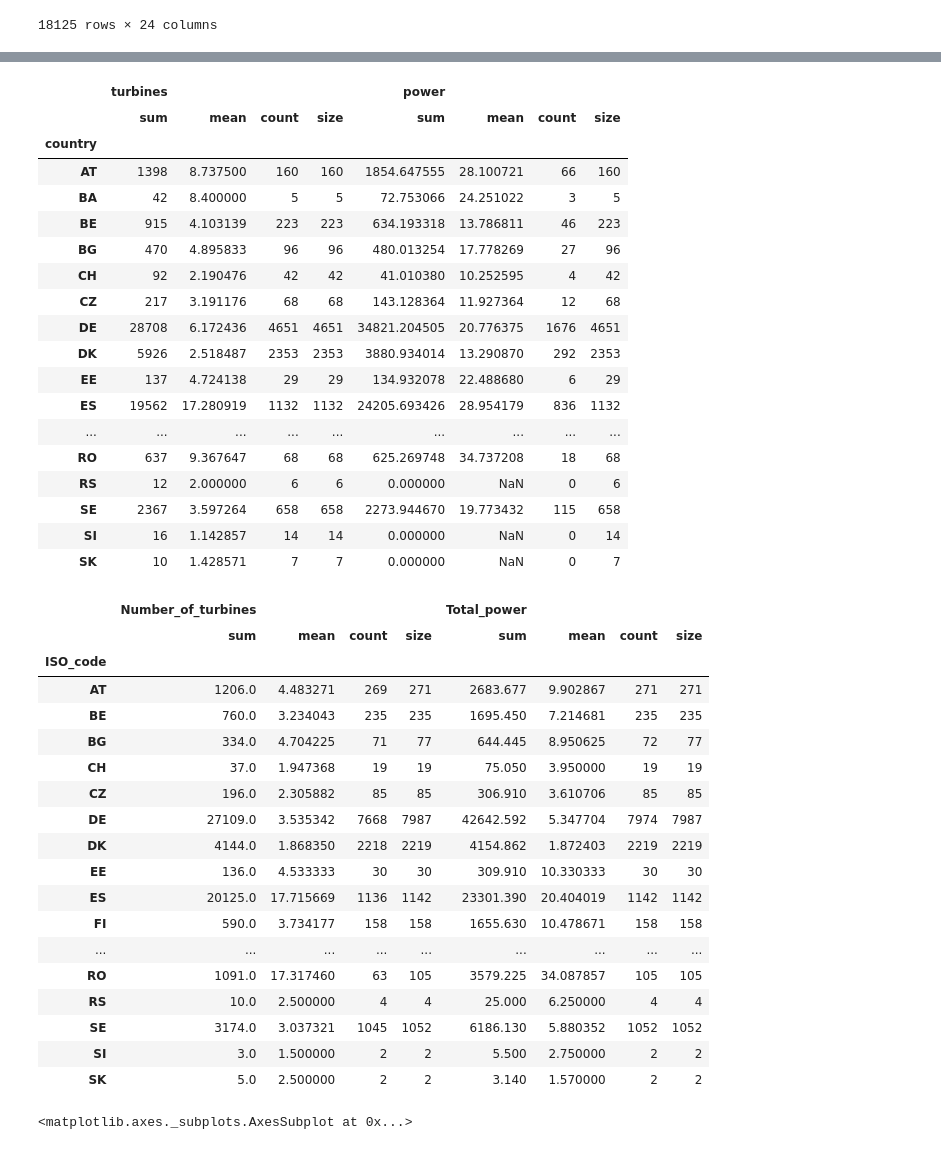
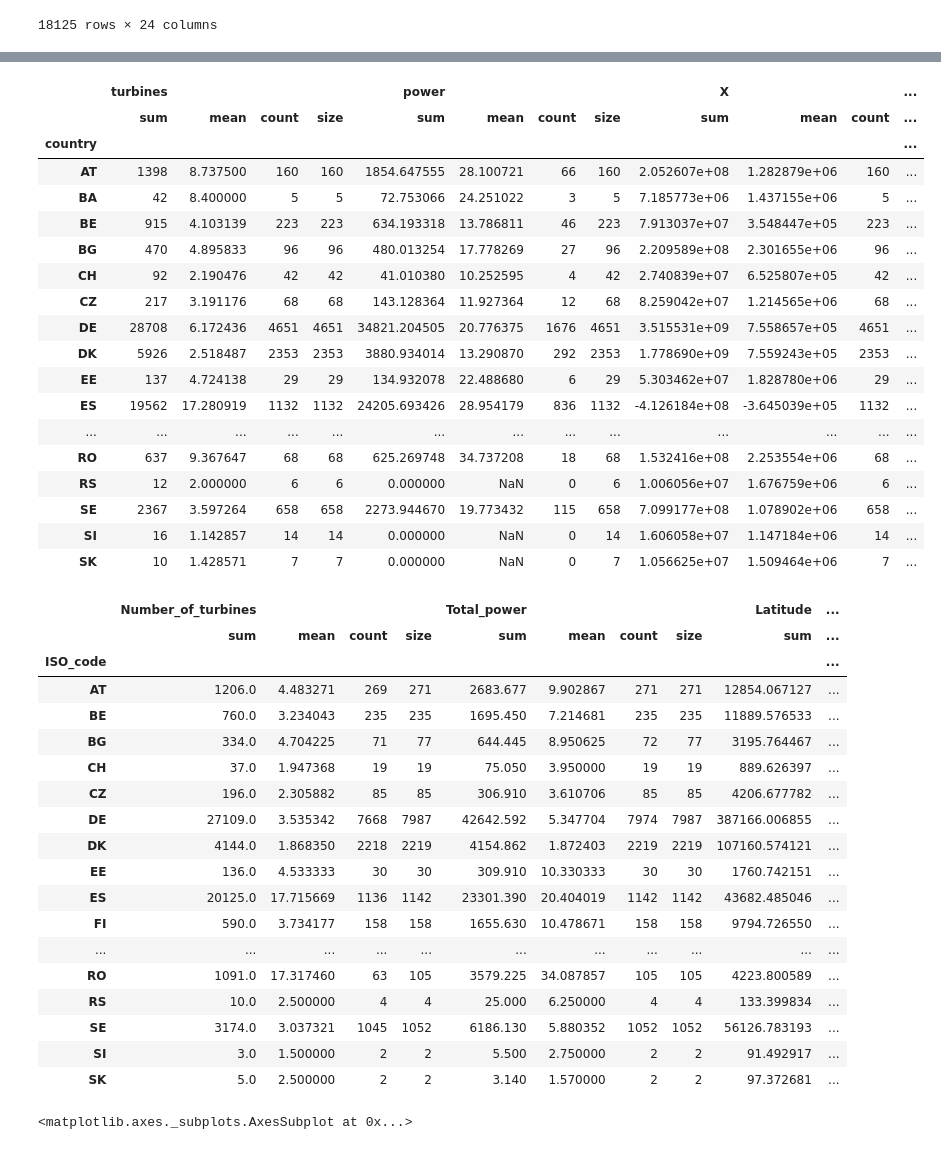
Before and after one commit to JanFrederickUnnewehr/wind_dataset_comparison, a Jupyter notebook: main.ipynb, the cells around one changed output, grey strips where cells are left out. Saved outputs shown, nothing was run; the diff lists cells and outputs as text; code cells hidden in the pictures.

```diff
--- a/main.ipynb
+++ b/main.ipynb
@@ -158,47 +175,47 @@ thewindpower
 # %%
-H_Wind[['turbines','power','country']].groupby(['country']).agg(['sum','mean', 'count', 'size'])
+H_Wind[['turbines','power','country','X','Y']].groupby(['country']).agg(['sum','mean', 'count', 'size'])
 # %% [output]
-|  | turbines |  |  |  | power |  |  |  |
-|  | sum | mean | count | size | sum | mean | count | size |
-| country |  |  |  |  |  |  |  |  |
-| AT | 1398 | 8.737500 | 160 | 160 | 1854.647555 | 28.100721 | 66 | 160 |
-| BA | 42 | 8.400000 | 5 | 5 | 72.753066 | 24.251022 | 3 | 5 |
-| BE | 915 | 4.103139 | 223 | 223 | 634.193318 | 13.786811 | 46 | 223 |
-| BG | 470 | 4.895833 | 96 | 96 | 480.013254 | 17.778269 | 27 | 96 |
-| CH | 92 | 2.190476 | 42 | 42 | 41.010380 | 10.252595 | 4 | 42 |
-| CZ | 217 | 3.191176 | 68 | 68 | 143.128364 | 11.927364 | 12 | 68 |
-| DE | 28708 | 6.172436 | 4651 | 4651 | 34821.204505 | 20.776375 | 1676 | 4651 |
-| DK | 5926 | 2.518487 | 2353 | 2353 | 3880.934014 | 13.290870 | 292 | 2353 |
-| EE | 137 | 4.724138 | 29 | 29 | 134.932078 | 22.488680 | 6 | 29 |
-| ES | 19562 | 17.280919 | 1132 | 1132 | 24205.693426 | 28.954179 | 836 | 1132 |
-| ... | ... | ... | ... | ... | ... | ... | ... | ... |
-| RO | 637 | 9.367647 | 68 | 68 | 625.269748 | 34.737208 | 18 | 68 |
-| RS | 12 | 2.000000 | 6 | 6 | 0.000000 | NaN | 0 | 6 |
-| SE | 2367 | 3.597264 | 658 | 658 | 2273.944670 | 19.773432 | 115 | 658 |
-| SI | 16 | 1.142857 | 14 | 14 | 0.000000 | NaN | 0 | 14 |
-| SK | 10 | 1.428571 | 7 | 7 | 0.000000 | NaN | 0 | 7 |
+|  | turbines |  |  |  | power |  |  |  | X |  |  | ... |
+|  | sum | mean | count | size | sum | mean | count | size | sum | mean | count | ... |
+| country |  |  |  |  |  |  |  |  |  |  |  | ... |
+| AT | 1398 | 8.737500 | 160 | 160 | 1854.647555 | 28.100721 | 66 | 160 | 2.052607e+08 | 1.282879e+06 | 160 | ... |
+| BA | 42 | 8.400000 | 5 | 5 | 72.753066 | 24.251022 | 3 | 5 | 7.185773e+06 | 1.437155e+06 | 5 | ... |
+| BE | 915 | 4.103139 | 223 | 223 | 634.193318 | 13.786811 | 46 | 223 | 7.913037e+07 | 3.548447e+05 | 223 | ... |
+| BG | 470 | 4.895833 | 96 | 96 | 480.013254 | 17.778269 | 27 | 96 | 2.209589e+08 | 2.301655e+06 | 96 | ... |
+| CH | 92 | 2.190476 | 42 | 42 | 41.010380 | 10.252595 | 4 | 42 | 2.740839e+07 | 6.525807e+05 | 42 | ... |
+| CZ | 217 | 3.191176 | 68 | 68 | 143.128364 | 11.927364 | 12 | 68 | 8.259042e+07 | 1.214565e+06 | 68 | ... |
+| DE | 28708 | 6.172436 | 4651 | 4651 | 34821.204505 | 20.776375 | 1676 | 4651 | 3.515531e+09 | 7.558657e+05 | 4651 | ... |
+| DK | 5926 | 2.518487 | 2353 | 2353 | 3880.934014 | 13.290870 | 292 | 2353 | 1.778690e+09 | 7.559243e+05 | 2353 | ... |
+| EE | 137 | 4.724138 | 29 | 29 | 134.932078 | 22.488680 | 6 | 29 | 5.303462e+07 | 1.828780e+06 | 29 | ... |
+| ES | 19562 | 17.280919 | 1132 | 1132 | 24205.693426 | 28.954179 | 836 | 1132 | -4.126184e+08 | -3.645039e+05 | 1132 | ... |
+| ... | ... | ... | ... | ... | ... | ... | ... | ... | ... | ... | ... | ... |
+| RO | 637 | 9.367647 | 68 | 68 | 625.269748 | 34.737208 | 18 | 68 | 1.532416e+08 | 2.253554e+06 | 68 | ... |
+| RS | 12 | 2.000000 | 6 | 6 | 0.000000 | NaN | 0 | 6 | 1.006056e+07 | 1.676759e+06 | 6 | ... |
+| SE | 2367 | 3.597264 | 658 | 658 | 2273.944670 | 19.773432 | 115 | 658 | 7.099177e+08 | 1.078902e+06 | 658 | ... |
+| SI | 16 | 1.142857 | 14 | 14 | 0.000000 | NaN | 0 | 14 | 1.606058e+07 | 1.147184e+06 | 14 | ... |
+| SK | 10 | 1.428571 | 7 | 7 | 0.000000 | NaN | 0 | 7 | 1.056625e+07 | 1.509464e+06 | 7 | ... |
 # %%
-thewindpower[['Hub_height', 'Number_of_turbines', 'Total_power', 'ISO_code']].groupby(['ISO_code']).agg(['sum','mean', 'count', 'size'])
+thewindpower[['Hub_height', 'Number_of_turbines', 'Total_power', 'ISO_code', 'Latitude', 'Longitude']].groupby(['ISO_code']).agg(['sum','mean', 'count', 'size'])
 # %% [output]
-|  | Number_of_turbines |  |  |  | Total_power |  |  |  |
-|  | sum | mean | count | size | sum | mean | count | size |
-| ISO_code |  |  |  |  |  |  |  |  |
-| AT | 1206.0 | 4.483271 | 269 | 271 | 2683.677 | 9.902867 | 271 | 271 |
-| BE | 760.0 | 3.234043 | 235 | 235 | 1695.450 | 7.214681 | 235 | 235 |
-| BG | 334.0 | 4.704225 | 71 | 77 | 644.445 | 8.950625 | 72 | 77 |
-| CH | 37.0 | 1.947368 | 19 | 19 | 75.050 | 3.950000 | 19 | 19 |
-| CZ | 196.0 | 2.305882 | 85 | 85 | 306.910 | 3.610706 | 85 | 85 |
-| DE | 27109.0 | 3.535342 | 7668 | 7987 | 42642.592 | 5.347704 | 7974 | 7987 |
-| DK | 4144.0 | 1.868350 | 2218 | 2219 | 4154.862 | 1.872403 | 2219 | 2219 |
-| EE | 136.0 | 4.533333 | 30 | 30 | 309.910 | 10.330333 | 30 | 30 |
-| ES | 20125.0 | 17.715669 | 1136 | 1142 | 23301.390 | 20.404019 | 1142 | 1142 |
-| FI | 590.0 | 3.734177 | 158 | 158 | 1655.630 | 10.478671 | 158 | 158 |
-| ... | ... | ... | ... | ... | ... | ... | ... | ... |
-| RO | 1091.0 | 17.317460 | 63 | 105 | 3579.225 | 34.087857 | 105 | 105 |
-| RS | 10.0 | 2.500000 | 4 | 4 | 25.000 | 6.250000 | 4 | 4 |
-| SE | 3174.0 | 3.037321 | 1045 | 1052 | 6186.130 | 5.880352 | 1052 | 1052 |
-| SI | 3.0 | 1.500000 | 2 | 2 | 5.500 | 2.750000 | 2 | 2 |
-| SK | 5.0 | 2.500000 | 2 | 2 | 3.140 | 1.570000 | 2 | 2 |
+|  | Number_of_turbines |  |  |  | Total_power |  |  |  | Latitude | ... |
+|  | sum | mean | count | size | sum | mean | count | size | sum | ... |
+| ISO_code |  |  |  |  |  |  |  |  |  | ... |
+| AT | 1206.0 | 4.483271 | 269 | 271 | 2683.677 | 9.902867 | 271 | 271 | 12854.067127 | ... |
+| BE | 760.0 | 3.234043 | 235 | 235 | 1695.450 | 7.214681 | 235 | 235 | 11889.576533 | ... |
+| BG | 334.0 | 4.704225 | 71 | 77 | 644.445 | 8.950625 | 72 | 77 | 3195.764467 | ... |
+| CH | 37.0 | 1.947368 | 19 | 19 | 75.050 | 3.950000 | 19 | 19 | 889.626397 | ... |
+| CZ | 196.0 | 2.305882 | 85 | 85 | 306.910 | 3.610706 | 85 | 85 | 4206.677782 | ... |
+| DE | 27109.0 | 3.535342 | 7668 | 7987 | 42642.592 | 5.347704 | 7974 | 7987 | 387166.006855 | ... |
+| DK | 4144.0 | 1.868350 | 2218 | 2219 | 4154.862 | 1.872403 | 2219 | 2219 | 107160.574121 | ... |
+| EE | 136.0 | 4.533333 | 30 | 30 | 309.910 | 10.330333 | 30 | 30 | 1760.742151 | ... |
+| ES | 20125.0 | 17.715669 | 1136 | 1142 | 23301.390 | 20.404019 | 1142 | 1142 | 43682.485046 | ... |
+| FI | 590.0 | 3.734177 | 158 | 158 | 1655.630 | 10.478671 | 158 | 158 | 9794.726550 | ... |
+| ... | ... | ... | ... | ... | ... | ... | ... | ... | ... | ... |
+| RO | 1091.0 | 17.317460 | 63 | 105 | 3579.225 | 34.087857 | 105 | 105 | 4223.800589 | ... |
+| RS | 10.0 | 2.500000 | 4 | 4 | 25.000 | 6.250000 | 4 | 4 | 133.399834 | ... |
+| SE | 3174.0 | 3.037321 | 1045 | 1052 | 6186.130 | 5.880352 | 1052 | 1052 | 56126.783193 | ... |
+| SI | 3.0 | 1.500000 | 2 | 2 | 5.500 | 2.750000 | 2 | 2 | 91.492917 | ... |
+| SK | 5.0 | 2.500000 | 2 | 2 | 3.140 | 1.570000 | 2 | 2 | 97.372681 | ... |
 # %%
 power_per_country = pd.DataFrame()
 # %%
```
Also changed, not shown: parts of 1 cell of this notebook.
